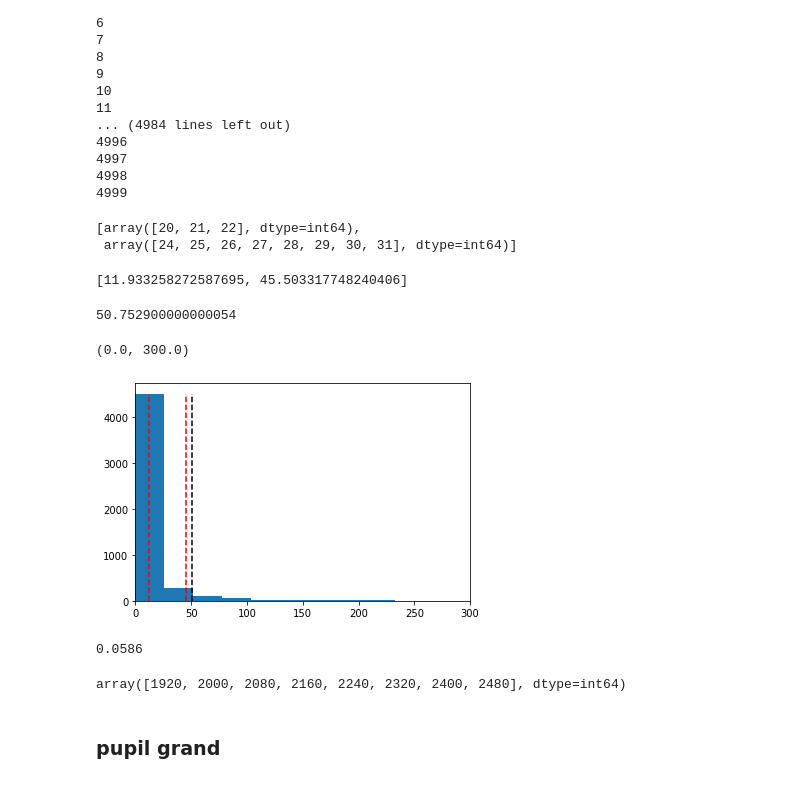
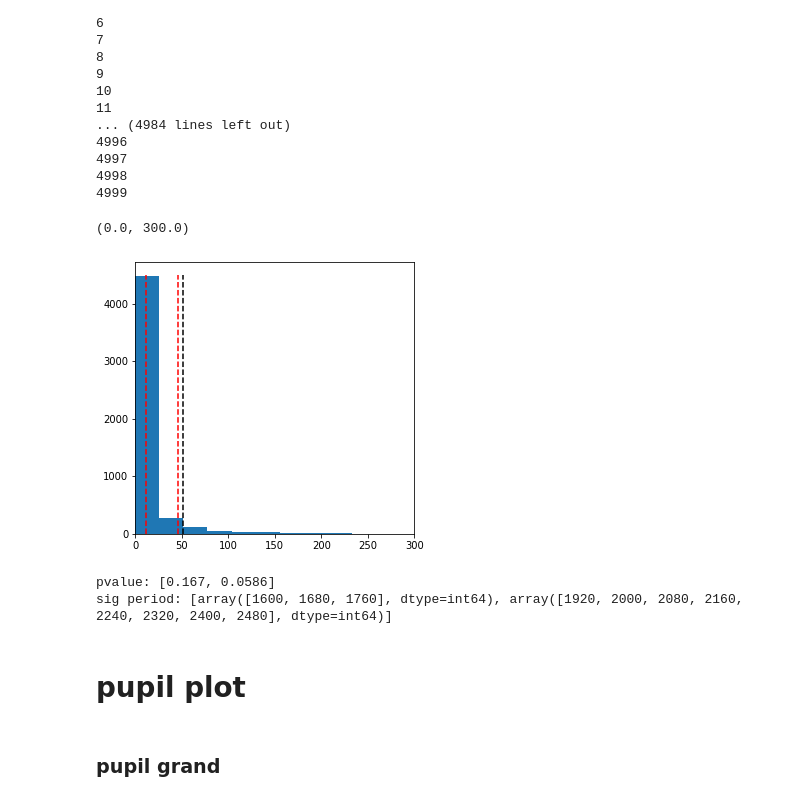
Before and after one commit to YueyingDong/YD2023_code4Paper, a Jupyter notebook: pupResults.ipynb, the cells around one changed output. Cells and saved outputs as stored; diff of their text form; code cells hidden in the pictures.

```diff
--- a/pupResults.ipynb
+++ b/pupResults.ipynb
@@ -1158,17 +921,0 @@ pupFullTrial.insert(0,'TRIALID',pupFullTrial_raw.TRIALID)
-# %%
-#median sd mask
-stdmask = pd.DataFrame()
-temp = pupFullTrial.merge(psyFull[['participant','identifier']],how = 'left',
-                   left_on='TRIALID', right_on='identifier')
-
-for i in temp.participant.unique():
-    tempdf = temp[temp.participant == i]
-
-    #calculate upper/lower bounds
-    stdupper = np.nanmedian(tempdf.iloc[:,1:included+1])  + sdThreshold* medianVariance(tempdf.iloc[:,1:included+1])
-    stdlower = np.nanmedian(tempdf.iloc[:,1:included+1])  - sdThreshold* medianVariance(tempdf.iloc[:,1:included+1])
-    #create std mask for this subj
-    stdmask_temp = (tempdf.iloc[:,1:included+1] > stdupper) | (tempdf.iloc[:,1:included+1] < stdlower)
-    stdmask_temp.insert(0,'TRIALID',tempdf.TRIALID)
-
-    stdmask = pd.concat([stdmask,stdmask_temp])
@@ -1611,2 +1091,0 @@ eg12
-# %%
-eg12.columns = eg12.columns.values.astype(str)
@@ -1623,4 +1092,8 @@ plt.hlines(0.05,0,32,)
 # %%
+#need to change the column from int to str
+eg12.columns = eg12.columns.astype(str)
+
+#select the relevant conditions
 eg12HL = eg12[eg12.cue_blk_validity != "['medium']"].reset_index(drop = True)
 eg12HM = eg12[eg12.cue_blk_validity != "['low']"].reset_index(drop = True)
 eg12ML = eg12[eg12.cue_blk_validity != "['high']"].reset_index(drop = True)
@@ -1769,33 +1226,30 @@ consGroups = consecutive(np.where(realP <= 0.05)[0], stepsize=1,
-# %%
-consGroups
-# %% [output]
-[array([20, 21, 22], dtype=int64),
- array([24, 25, 26, 27, 28, 29, 30, 31], dtype=int64)]
-# %%
-fsum = [realF[i].sum() for i in consGroups]
-fsum
-# %% [output]
-[11.933258272587695, 45.503317748240406]
-# %%
-np.percentile(fCluster,95)
-# %% [output]
-50.752900000000054
+# %%
+fCluster = pd.read_csv('Z:/LiteBrite_YueyingDong/data4Paper/blkItemInteractionClusterPermutation5000_el12hzHL.csv').iloc[:,1:].T.values
 # %%
-plt.hist(fCluster,bins = 20)
+fs(5,5)
+
+realF = np.array(k)[:,0]
+realP = np.array(k)[:,1]
+
+consGroups = consecutive(np.where(realP <= 0.05)[0], stepsize=1,
+                        findSame = False)
+fsum = [realF[i].sum() for i in consGroups]
+
+plt.hist(fCluster[0],bins = 20)
 plt.vlines([fsum],0,4500,linestyles = 'dashed',color ='r')
 plt.vlines(np.percentile(fCluster,95),0,4500,linestyles = 'dashed',color ='black')
 plt.xlim(0,300)
 # %% [output]
 (0.0, 300.0)
-[figure, old version]
+[figure, new version]
-# %%
-sum(fCluster>fsum[1])/5000
-# %% [output]
-0.0586
-# %%
-consGroups[1]*80
-# %% [output]
-array([1920, 2000, 2080, 2160, 2240, 2320, 2400, 2480], dtype=int64)
+# %%
+print('pvalue:',[sum(fCluster[0] > fsum[i])/5000 for i in range(2)])
+print('sig period:',[consGroups[i]*80 for i in range(2)])
+# %% [output]
+pvalue: [0.167, 0.0586]
+sig period: [array([1600, 1680, 1760], dtype=int64), array([1920, 2000, 2080, 2160, 2240, 2320, 2400, 2480], dtype=int64)]
+# %% [markdown]
+# pupil plot
 # %% [markdown]
 ### pupil grand
 # %%
```
Also changed, not shown: parts of 268 cells of this notebook, 1 other file.
